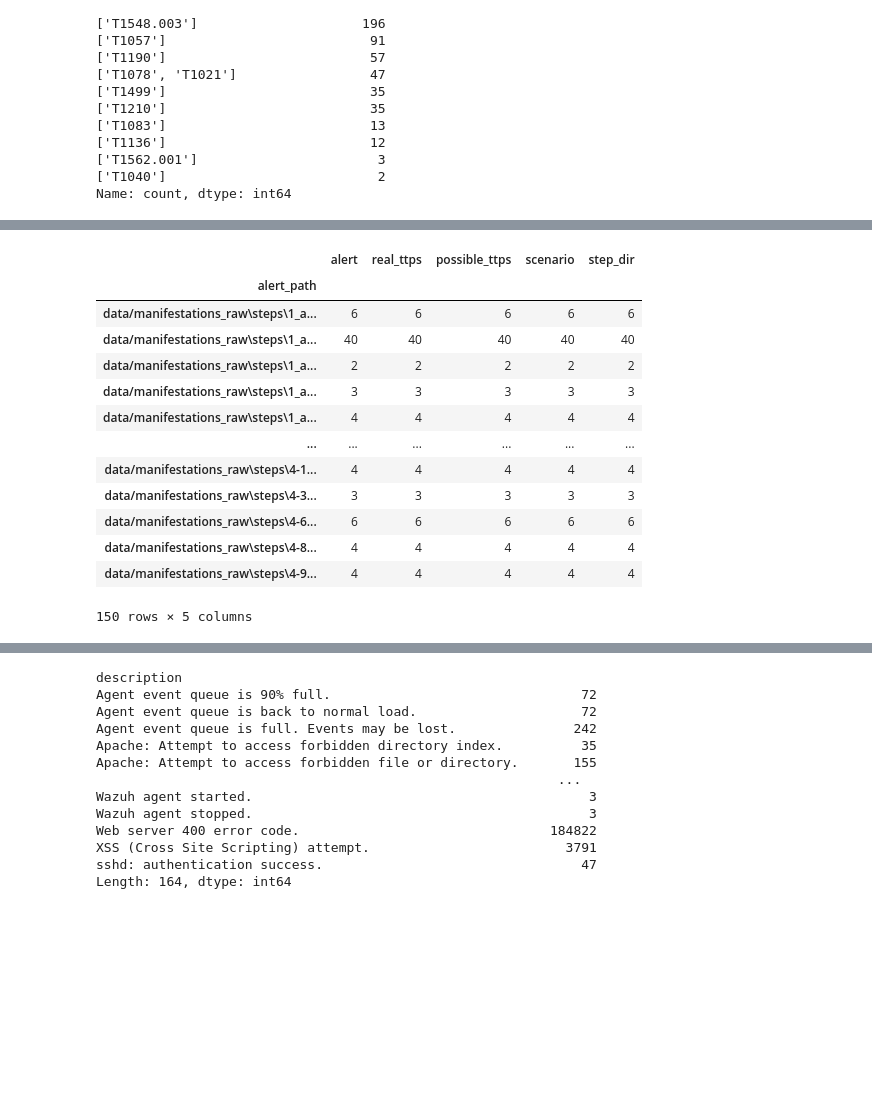
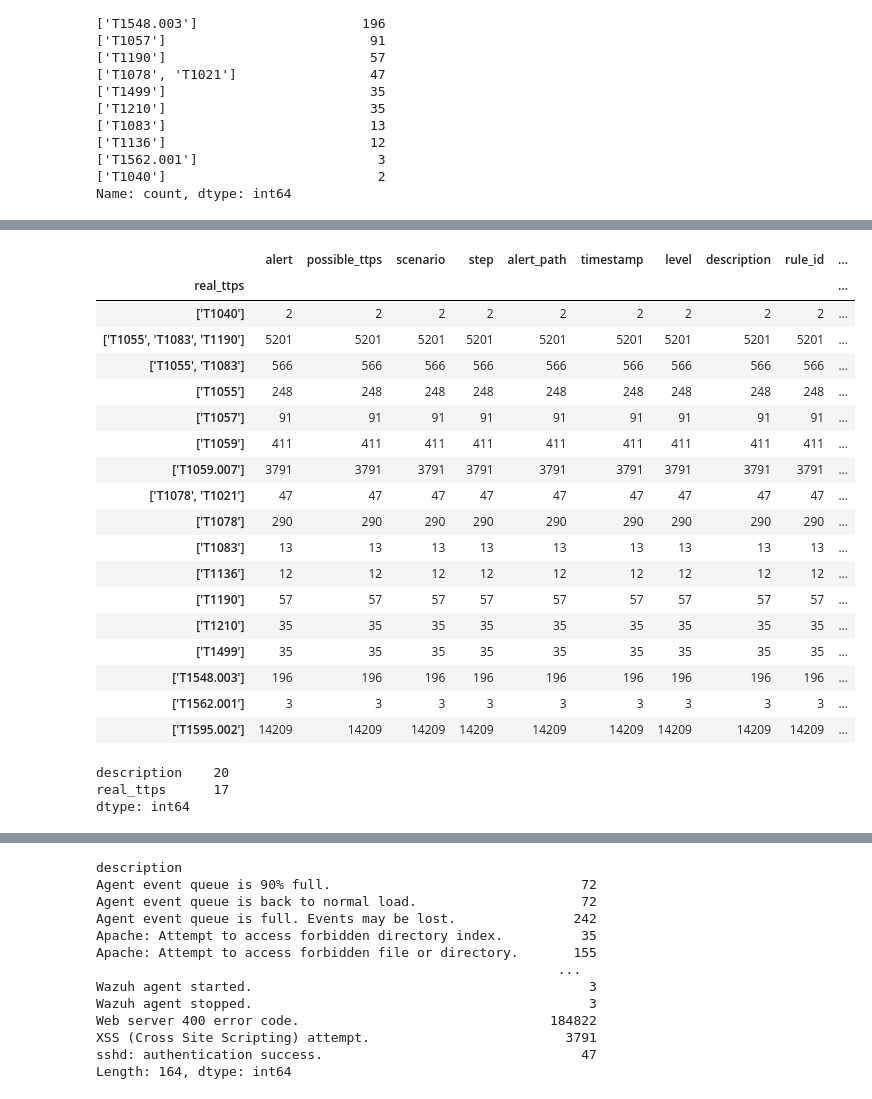
Before and after one commit to omarinfl/alert_correlation, a Jupyter notebook: extraction.ipynb, the cells around one changed output, grey strips where cells are left out. Drawn from its saved outputs; the diff is of its cells as text; code cells hidden in the pictures; blank space fills up the shorter version.

```diff
--- a/extraction.ipynb
+++ b/extraction.ipynb
@@ -94,11 +94,11 @@ paths_to_save = []
 with open('data/alerts_dataset.csv', 'w') as csvfile:
     writer = csv.writer(csvfile)
 
-    writer.writerow(["alert", "real_ttps", "possible_ttps", "scenario", "step_dir", "alert_path"])
+    writer.writerow(["alert", "real_ttps", "possible_ttps", "scenario", "step", "alert_path"])
 
     for step_dir in os.listdir(os.path.join(dataset_path, "steps")):
         step_path = os.path.join(dataset_path, "steps", step_dir)
-        scenario = int(step_dir[0])
+        scenario, step = step_dir.split("-")
         if os.path.exists(os.path.join(step_path, "attacker/logs/attackmate.json")):
             paths_to_save.append(os.path.join(step_path, "attacker/logs/attackmate.json"))
             ttps = []
@@ -121,13 +121,7 @@ with open('data/alerts_dataset.csv', 'w') as csvfile:
                         alert_data = json.loads(line)
                         real_ttps = alert_data.get('rule', {}).get('mitre', {}).get('id', [])
 
-                        # alerts_with_truth.append({
-                        #     "alert": json.loads(line),
-                        #     "real_ttps": real_ttps,
-                        #     "possibles_ttps": ttps,
-                        #     "path": os.path.join(step_path, "wazuh/logs/alerts/alerts.json")
-                        # })
-                        writer.writerow([json.dumps(alert_data), real_ttps, ttps, scenario, step_dir, os.path.join(step_path, "wazuh/logs/alerts/alerts.json")])
+                        writer.writerow([json.dumps(alert_data), real_ttps, ttps, scenario, step, os.path.join(step_path, "wazuh/logs/alerts/alerts.json")])
 # %%
 import pandas as pd
 
@@ -201,4 +211,4 @@ for alert in df.alert:
 
     parsed_alerts.append([timestamp, level, desc, rule_id, fired_times, groups, agent, manager, alert_id, log, log_data])
 
-alerts_df = pd.DataFrame(columns=["timestamp", "level", "description", "rule_id", "fired_times", "groups", "agent", "manager", "alert_id", "full_log", "data"], data=parsed_alerts)
+df[["timestamp", "level", "description", "rule_id", "fired_times", "groups", "agent", "manager", "alert_id", "full_log", "data"]] = pd.DataFrame(parsed_alerts, index=df.index)
@@ -222,17 +241,28 @@ alerts_with_ttp
 # %%
-alerts_with_ttp.groupby('alert_path').count()
+alerts_with_ttp.groupby('real_ttps').count()
 # %% [output]
-|  | alert | real_ttps | possible_ttps | scenario | step_dir |
-| alert_path |  |  |  |  |  |
-| data/manifestations_raw\steps\1_a... | 6 | 6 | 6 | 6 | 6 |
-| data/manifestations_raw\steps\1_a... | 40 | 40 | 40 | 40 | 40 |
-| data/manifestations_raw\steps\1_a... | 2 | 2 | 2 | 2 | 2 |
-| data/manifestations_raw\steps\1_a... | 3 | 3 | 3 | 3 | 3 |
-| data/manifestations_raw\steps\1_a... | 4 | 4 | 4 | 4 | 4 |
-| ... | ... | ... | ... | ... | ... |
-| data/manifestations_raw\steps\4-1... | 4 | 4 | 4 | 4 | 4 |
-| data/manifestations_raw\steps\4-3... | 3 | 3 | 3 | 3 | 3 |
-| data/manifestations_raw\steps\4-6... | 6 | 6 | 6 | 6 | 6 |
-| data/manifestations_raw\steps\4-8... | 4 | 4 | 4 | 4 | 4 |
-| data/manifestations_raw\steps\4-9... | 4 | 4 | 4 | 4 | 4 |
+|  | alert | possible_ttps | scenario | step | alert_path | timestamp | level | description | rule_id | ... |
+| real_ttps |  |  |  |  |  |  |  |  |  | ... |
+| ['T1040'] | 2 | 2 | 2 | 2 | 2 | 2 | 2 | 2 | 2 | ... |
+| ['T1055', 'T1083', 'T1190'] | 5201 | 5201 | 5201 | 5201 | 5201 | 5201 | 5201 | 5201 | 5201 | ... |
+| ['T1055', 'T1083'] | 566 | 566 | 566 | 566 | 566 | 566 | 566 | 566 | 566 | ... |
+| ['T1055'] | 248 | 248 | 248 | 248 | 248 | 248 | 248 | 248 | 248 | ... |
+| ['T1057'] | 91 | 91 | 91 | 91 | 91 | 91 | 91 | 91 | 91 | ... |
+| ['T1059'] | 411 | 411 | 411 | 411 | 411 | 411 | 411 | 411 | 411 | ... |
+| ['T1059.007'] | 3791 | 3791 | 3791 | 3791 | 3791 | 3791 | 3791 | 3791 | 3791 | ... |
+| ['T1078', 'T1021'] | 47 | 47 | 47 | 47 | 47 | 47 | 47 | 47 | 47 | ... |
+| ['T1078'] | 290 | 290 | 290 | 290 | 290 | 290 | 290 | 290 | 290 | ... |
+| ['T1083'] | 13 | 13 | 13 | 13 | 13 | 13 | 13 | 13 | 13 | ... |
+| ['T1136'] | 12 | 12 | 12 | 12 | 12 | 12 | 12 | 12 | 12 | ... |
+| ['T1190'] | 57 | 57 | 57 | 57 | 57 | 57 | 57 | 57 | 57 | ... |
+| ['T1210'] | 35 | 35 | 35 | 35 | 35 | 35 | 35 | 35 | 35 | ... |
+| ['T1499'] | 35 | 35 | 35 | 35 | 35 | 35 | 35 | 35 | 35 | ... |
+| ['T1548.003'] | 196 | 196 | 196 | 196 | 196 | 196 | 196 | 196 | 196 | ... |
+| ['T1562.001'] | 3 | 3 | 3 | 3 | 3 | 3 | 3 | 3 | 3 | ... |
+| ['T1595.002'] | 14209 | 14209 | 14209 | 14209 | 14209 | 14209 | 14209 | 14209 | 14209 | ... |
-150 rows × 5 columns
+# %%
+alerts_with_ttp[['description', 'real_ttps']].nunique()
+# %% [output]
+description    20
+real_ttps      17
+dtype: int64
```
Also changed, not shown: parts of 10 cells of this notebook, 5 other files.
